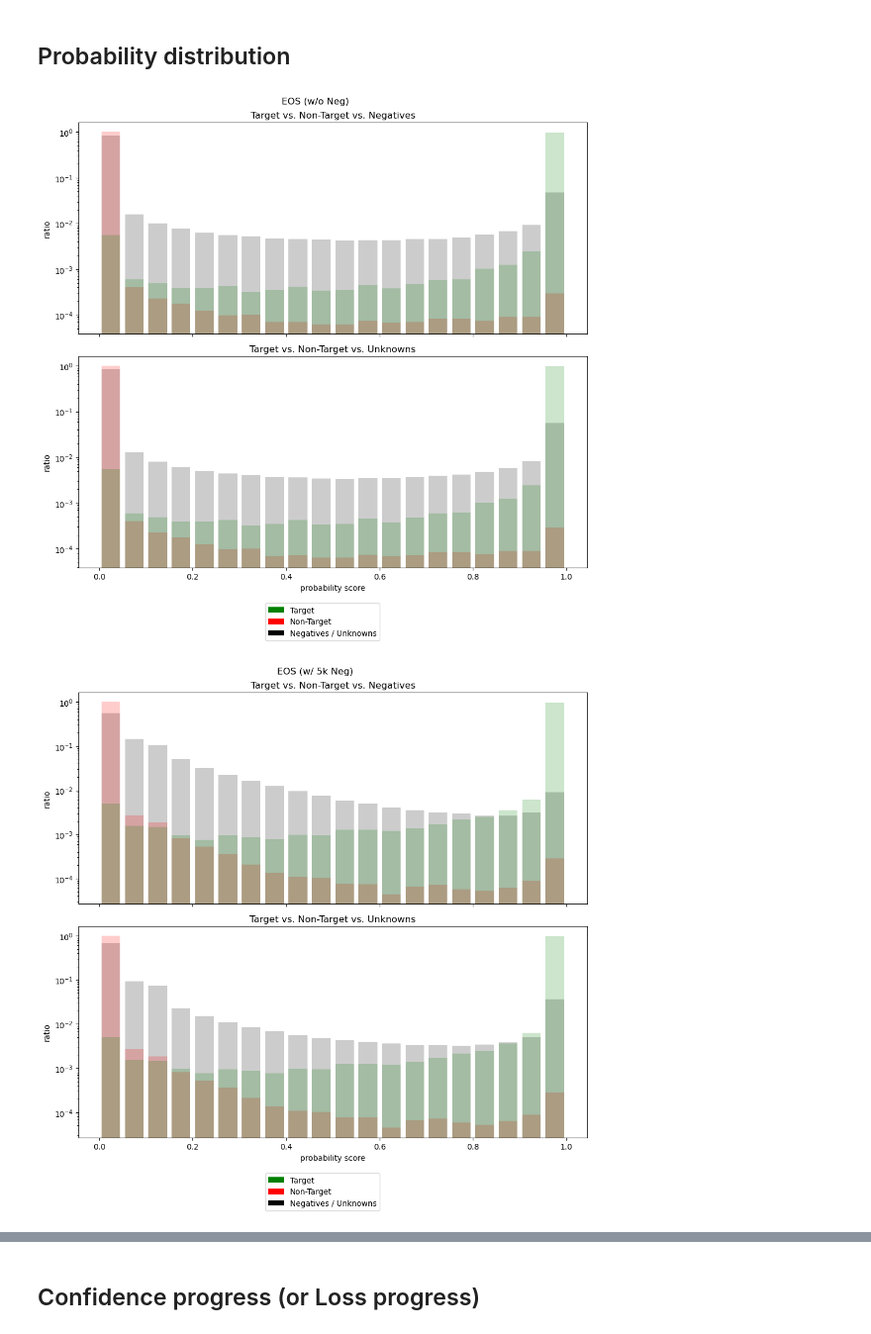
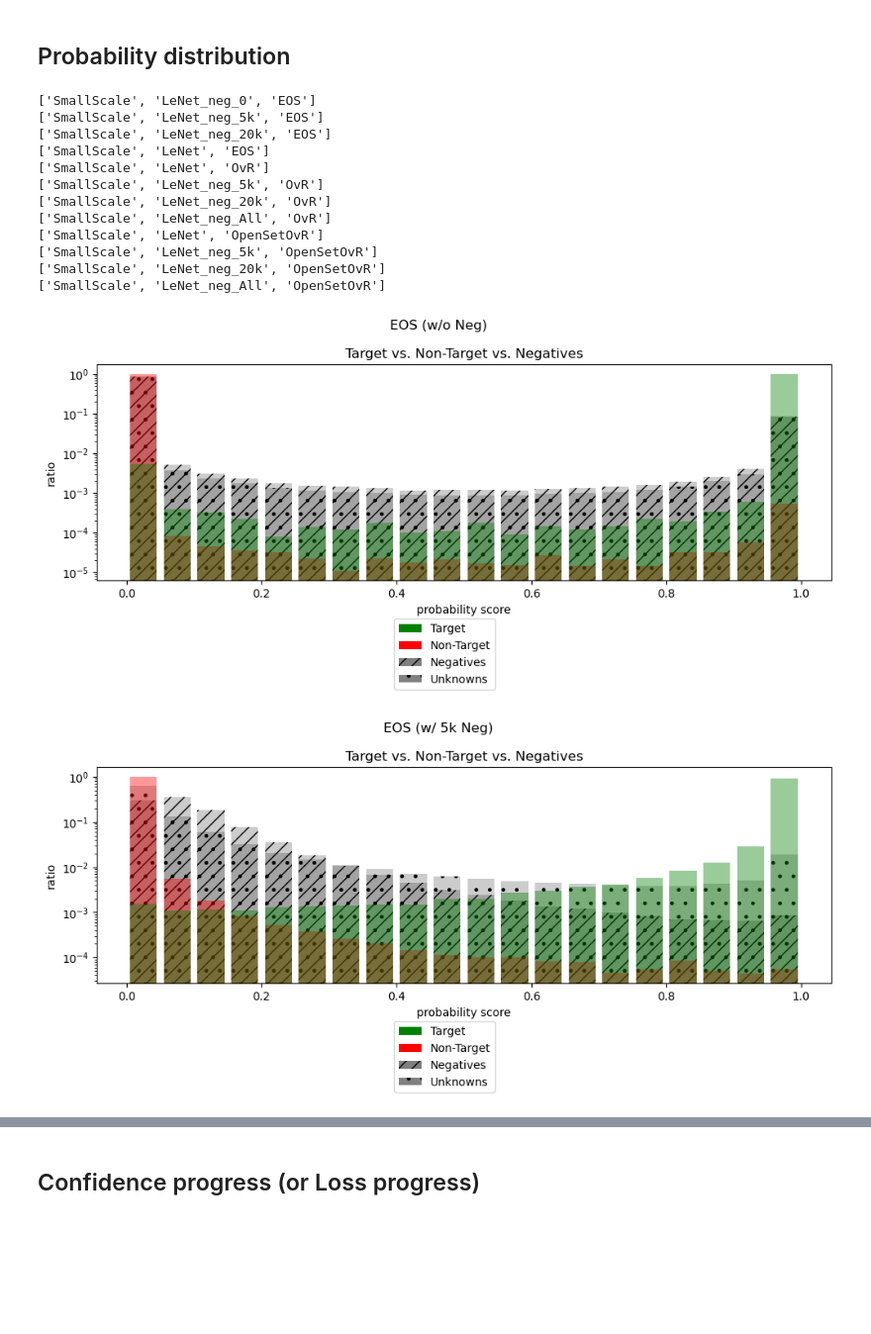
Before and after one commit to hk-kaden-kim/openset-binary, a Jupyter notebook: RQ_2_Analysis.ipynb, the cells around one changed output, grey strips where cells are left out. Shown at 99% size. Drawn from its saved outputs; the diff is of its cells as text; code cells hidden in the pictures; blank space fills up the shorter version.

```diff
--- a/RQ_2_Analysis.ipynb
+++ b/RQ_2_Analysis.ipynb
@@ -70,7 +72,7 @@ class eval_results():
         self.fpr_neg = np.load(os.path.join(folder_path, 'oscr', 'fpr_neg.npy'))
         self.fpr_unkn = np.load(os.path.join(folder_path, 'oscr', 'fpr_unkn.npy'))
 # %%
-def recall_oscr_results(which='MultiBinary', arch='LeNet_plus_plus', dataset='SmallScale', seed=-1, is_verbose=True):
+def recall_oscr_results(which='OvR', arch='LeNet_plus_plus', dataset='SmallScale', seed=-1, is_verbose=True):
     if seed == -1:
         root_path = f'/home/user/hkim/UZH-MT/openset-binary/_results/{dataset}/eval_{arch}/{which}/oscr'
     else:
@@ -443,14 +479,15 @@ data_info = eos_vs_osovr_data_info       #   eos_data_info       osovr_data_info
 bins = np.linspace(0, 1, 20+1)
 width = 0.8 * (bins[1] - bins[0])
 center = (bins[:-1] + bins[1:]) / 2
-legend_elements = [Patch(facecolor='green', label='Target'), Patch(facecolor='red', label='Non-Target'), Patch(facecolor='black', label='Negatives / Unknowns'),]
+legend_elements = [Patch(facecolor='green', label='Target'), Patch(facecolor='red', label='Non-Target'), Patch(facecolor='grey', label='Negatives', hatch='//'), Patch(facecolor='grey', label='Unknowns', hatch='.'),]
 
 for item in data_info:
-    fig, ax = plt.subplots(2,1,figsize=(10,10), sharex=True)
+    fig, ax = plt.subplots(1,1,figsize=(10,5), sharex=True)
     target_probs_all = np.array([])
     non_target_probs_all = np.array([])
     negative_probs_all = np.array([])
     unknown_probs_all = np.array([])
+    print(item['info'])
     for c in range(num_classes):
         for s in seeds:
 
@@ -463,47 +500,61 @@ for item in data_info:
             negatives = results.test_neg_gt == -1
             unknowns = results.test_unkn_gt == -1
 
             # Get target and non-target samples
             targets = np.logical_and(knowns, results.test_neg_gt == c)
             non_targets = np.logical_and(knowns, results.test_neg_gt != c)
 
             # Get probabilities for each item
             target_probs_all = np.append(target_probs_all, results.test_neg_probs[targets,:][:,c])
             non_target_probs_all = np.append(non_target_probs_all, results.test_neg_probs[non_targets,:][:,c])
             negative_probs_all = np.append(negative_probs_all, results.test_neg_probs[negatives,:][:,c])
             unknown_probs_all = np.append(unknown_probs_all, results.test_unkn_probs[unknowns,:][:,c])
 
     # Get histogram info
     target_probs_all_hist, _ = np.histogram(target_probs_all, bins=bins, density=False)
     non_target_probs_all_hist, _ = np.histogram(non_target_probs_all, bins=bins, density=False)
     negative_probs_all_hist, _ = np.histogram(negative_probs_all, bins=bins, density=False)
     unknown_probs_all_hist, _ = np.histogram(unknown_probs_all, bins=bins, density=False)
 
     # Change it to ratio between 0 and 1
     target_probs_ratio = target_probs_all_hist/sum(target_probs_all_hist)
     non_target_probs_ratio = non_target_probs_all_hist/sum(non_target_probs_all_hist)
     negative_probs_ratio = negative_probs_all_hist/sum(negative_probs_all_hist)
     unknown_probs_ratio = unknown_probs_all_hist/sum(unknown_probs_all_hist)
 
-    ax[0].bar(center, negative_probs_ratio, align='center', width=width, color = 'black', alpha = 0.2, label='Negatives')
-    ax[0].bar(center, non_target_probs_ratio, align='center', width=width, color = 'red', alpha = 0.2, label='Non-Target')
-    ax[0].bar(center, target_probs_ratio, align='center', width=width, color = 'green', alpha = 0.2, label='Target')
-    ax[0].set_title('Target vs. Non-Target vs. Negatives')
-    # ax[0].set_xlabel('probability score')
-    ax[0].set_ylabel('ratio')
-    ax[0].set_yscale('log')
+    ax.bar(center, unknown_probs_ratio, align='center', width=width, color = 'black', alpha = 0.2, label='Unknowns', hatch='.')
+    ax.bar(center, negative_probs_ratio, align='center', width=width, color = 'black', alpha = 0.2, label='Negatives', hatch='//')
+    ax.bar(center, non_target_probs_ratio, align='center', width=width, color = 'red', alpha = 0.4, label='Non-Target')
+    ax.bar(center, target_probs_ratio, align='center', width=width, color = 'green', alpha = 0.4, label='Target')
+    ax.set_title('Target vs. Non-Target vs. Negatives')
+    ax.set_xlabel('probability score')
+    ax.set_ylabel('ratio')
+    ax.set_yscale('log')
+    ax.legend(handles=legend_elements, bbox_to_anchor=(.55, -.15))
 
-    ax[1].bar(center, unknown_probs_ratio, align='center', width=width, color = 'black', alpha = 0.2, label='Unknowns')
-    ax[1].bar(center, non_target_probs_ratio, align='center', width=width, color = 'red', alpha = 0.2, label='Non-Target')
-    ax[1].bar(center, target_probs_ratio, align='center', width=width, color = 'green', alpha = 0.2, label='Target')
-    ax[1].set_title('Target vs. Non-Target vs. Unknowns')
-    ax[1].set_xlabel('probability score')
-    ax[1].set_ylabel('ratio')
-    ax[1].set_yscale('log')
-    ax[1].legend(handles=legend_elements, bbox_to_anchor=(.6, -.15))
+    # ax[1].bar(center, unknown_probs_ratio, align='center', width=width, color = 'black', alpha = 0.2, label='Unknowns')
+    # ax[1].bar(center, non_target_probs_ratio, align='center', width=width, color = 'red', alpha = 0.2, label='Non-Target')
+    # ax[1].bar(center, target_probs_ratio, align='center', width=width, color = 'green', alpha = 0.2, label='Target')
+    # ax[1].set_title('Target vs. Non-Target vs. Unknowns')
+    # ax[1].set_xlabel('probability score')
+    # ax[1].set_ylabel('ratio')
+    # ax[1].set_yscale('log')
+    # ax[1].legend(handles=legend_elements, bbox_to_anchor=(.6, -.15))
 
     fig.suptitle(f"{item['label']}")
     fig.tight_layout()
 # %% [output]
+['SmallScale', 'LeNet_neg_0', 'EOS']
+['SmallScale', 'LeNet_neg_5k', 'EOS']
+['SmallScale', 'LeNet_neg_20k', 'EOS']
+['SmallScale', 'LeNet', 'EOS']
+['SmallScale', 'LeNet', 'OvR']
+['SmallScale', 'LeNet_neg_5k', 'OvR']
+['SmallScale', 'LeNet_neg_20k', 'OvR']
+['SmallScale', 'LeNet_neg_All', 'OvR']
+['SmallScale', 'LeNet', 'OpenSetOvR']
+['SmallScale', 'LeNet_neg_5k', 'OpenSetOvR']
+['SmallScale', 'LeNet_neg_20k', 'OpenSetOvR']
+['SmallScale', 'LeNet_neg_All', 'OpenSetOvR']
-[figure, old version]
+[figure, new version]
-[figure, old version]
+[figure, new version]
```
Also changed, not shown: parts of 14 cells of this notebook, 3 other files.
